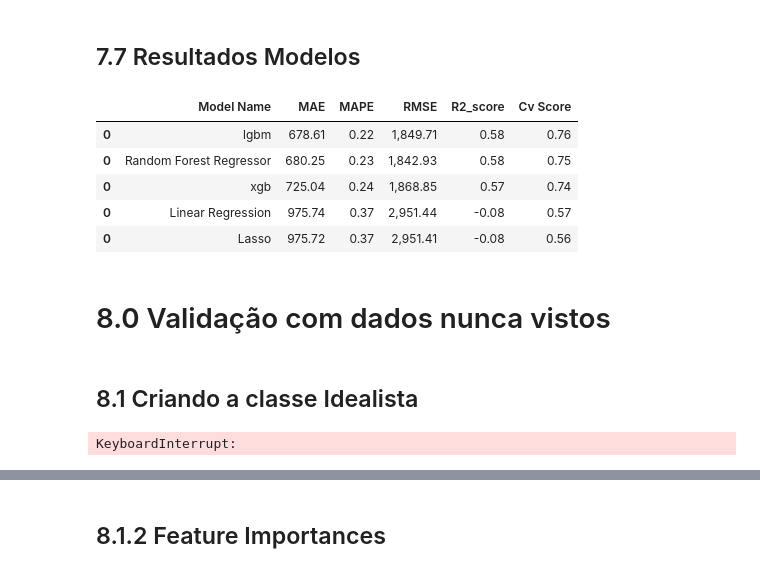
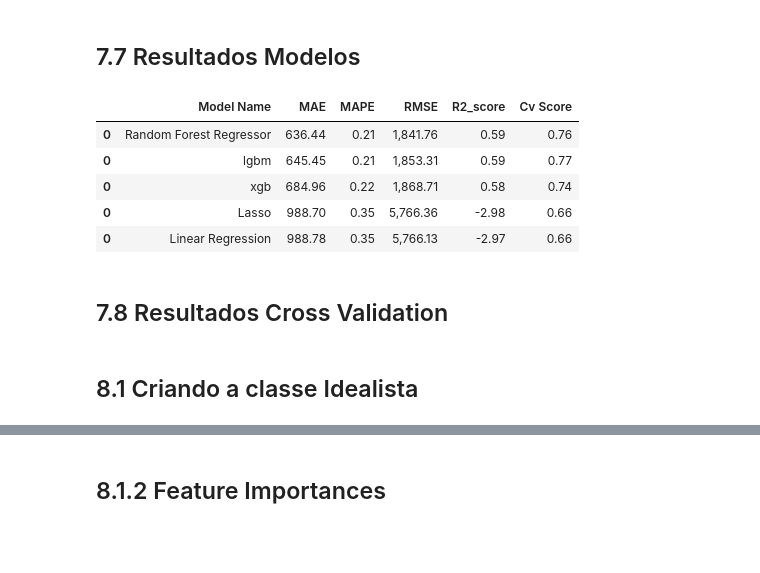
Before and after one commit to OscarFantozzi/Real-Estate-Lisbon, a Jupyter notebook: prices_rent_idealista.ipynb, the cells around one changed output, grey strips where cells are left out. Drawn from its saved outputs; the diff is of its cells as text; code cells hidden in the pictures; blank space fills up the shorter version.

```diff
--- a/prices_rent_idealista.ipynb
+++ b/prices_rent_idealista.ipynb
@@ -1236,7 +1851,7 @@ rf = RandomForestRegressor( n_estimators = 100 , n_jobs = -1, random_state = 42
 rf.fit( X_train , y_train )
 
 # prediction
-y_hat_rf = rf.predict( X_test )
+y_hat_rf = rf.predict(  X_test[cols] )
 
 #
 rf_result = ml_error( 'Random Forest Regressor',  y_test  ,  y_hat_rf  )
@@ -1247,13 +1862,11 @@ rf_result
 # %% [markdown]
 ## 7.4 Random Forest Cross Validation
 # %%
-# model
-rf_cv = RandomForestRegressor( n_estimators = 100 , n_jobs = -1, random_state = 42  )
-
 # cross validation
-precision_scores = cross_val_score(rf_cv, X_train, y_train, cv=5, scoring= 'r2')
+precision_scores = cross_val_score(rf, X_train, y_train, cv=5, scoring= 'r2')
 
 # mean score
 mean_score = np.mean( precision_scores )
 rf_cv = np.round( mean_score, 2)
 rf_result_cv = pd.concat( [rf_result, pd.DataFrame( {'Cv Score' : [rf_cv]} ) ], axis = 1)
+rf_result_cv
@@ -1260,9 +1876,6 @@ rf_result_cv = pd.concat( [rf_result, pd.DataFrame( {'Cv Score' : [rf_cv]} ) ],
 # %% [markdown]
 ## 7.5 LGBM
 # %%
-# Criar um conjunto de dados LightGBM a partir dos dados de treinamento
-train_data = lgb.Dataset(X_train, label=y_train)
-
 # Criar um conjunto de dados LightGBM a partir dos dados de treinamento
 train_data = lgb.Dataset(X_train, label=y_train)
 
@@ -1278,7 +1891,7 @@ num_round = 100  # Número de iterações (árvores) de treinamento
 bst = lgb.train(params, train_data, num_boost_round=num_round)
 
 # Fazer previsões no conjunto de teste
-y_pred_lgbm = bst.predict(X_test)
+y_pred_lgbm = bst.predict( X_test[cols] )
 
 # performance
 lgbm = ml_error( 'lgbm',  y_test  ,  y_pred_lgbm  )
@@ -1366,7 +1978,7 @@ model_xgb = xgb.XGBRegressor(objective='reg:squarederror', n_estimators=100, max
 model_xgb.fit(X_train, y_train)
 
 # Fazer previsões no conjunto de teste
-y_pred_xgb = model_xgb.predict(X_test)
+y_pred_xgb = model_xgb.predict( X_test[cols])
 
 # performance
 xgb_performance = ml_error( 'xgb',  y_test  ,  y_pred_xgb  )
@@ -1388,17 +2000,17 @@ result_xgb = pd.concat( [xgb_performance, pd.DataFrame( {'Cv Score' : [mean_r2]}
 # %% [markdown]
 ## 7.7 Resultados Modelos
 # %%
-pd.concat( [lr_metrics_cv, lrr_result_cv, rf_result_cv , lgbm_cv , result_xgb] , axis = 0 ).sort_values( by = 'Cv Score'
- , ascending = False)
+pd.concat( [lr_metrics_cv, lrr_result_cv, rf_result_cv , lgbm_cv , result_xgb] , axis = 0 ).sort_values( by = 'MAE'
+ , ascending = True)
 # %% [output]
 |  | Model Name | MAE | MAPE | RMSE | R2_score | Cv Score |
-| 0 | lgbm | 678.61 | 0.22 | 1,849.71 | 0.58 | 0.76 |
-| 0 | Random Forest Regressor | 680.25 | 0.23 | 1,842.93 | 0.58 | 0.75 |
-| 0 | xgb | 725.04 | 0.24 | 1,868.85 | 0.57 | 0.74 |
-| 0 | Linear Regression | 975.74 | 0.37 | 2,951.44 | -0.08 | 0.57 |
-| 0 | Lasso | 975.72 | 0.37 | 2,951.41 | -0.08 | 0.56 |
+| 0 | Random Forest Regressor | 636.44 | 0.21 | 1,841.76 | 0.59 | 0.76 |
+| 0 | lgbm | 645.45 | 0.21 | 1,853.31 | 0.59 | 0.77 |
+| 0 | xgb | 684.96 | 0.22 | 1,868.71 | 0.58 | 0.74 |
+| 0 | Lasso | 988.70 | 0.35 | 5,766.36 | -2.98 | 0.66 |
+| 0 | Linear Regression | 988.78 | 0.35 | 5,766.13 | -2.97 | 0.66 |
-# %% [markdown]
-# 8.0 Validação com dados nunca vistos
+# %% [markdown]
+## 7.8 Resultados Cross Validation
 # %% [markdown]
 ## 8.1 Criando a classe Idealista
 # %%
@@ -1706,29 +2382,3 @@ class Idealista:
         df['pred'] = y_hat_final
 
         return df
-# %%
-# instancia a classe Idealista
-idealista = Idealista()
-
-# limpando os dados
-df1_val = idealista.transform_data( df_teste , colunas_irrelevantes )
-
-# feature engineering
-df2_val = idealista.feature_engineering( df1_val , transform_data = True, merge_datasets = True )
-
-# filtrar variáveis
-df3_val = idealista.filter_variables( df2_val )
-
-# reomver outliers
-df4_val = idealista.remove_outliers( df3_val )
-
-# reescalar dados
-df5_val = idealista.rescaling_data( df4_val )
-
-# encodar dados
-df6_val = idealista.encoding( df5_val )
-
-# predicoes
-df7_val = idealista.predicoes( df6_val , bst )
-# %% [output]
-KeyboardInterrupt:
```
Also changed, not shown: parts of 98 cells of this notebook, 12 other files.
